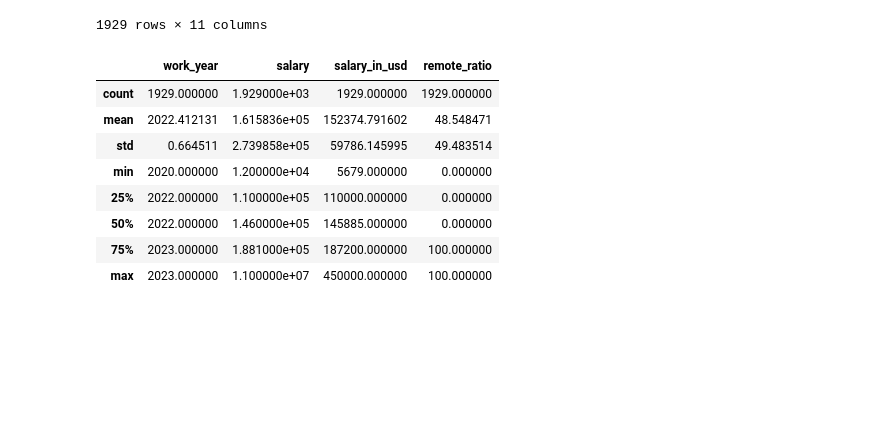
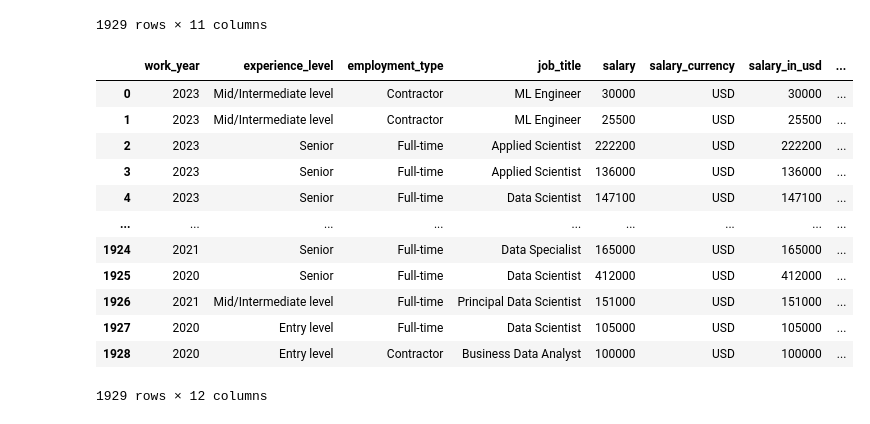
Before and after one commit to Raju-jrDev/Data-Science-job-analysis, a Jupyter notebook: main.ipynb, the cells around one changed output. Saved outputs shown, nothing was run; the diff lists cells and outputs as text; code cells hidden in the pictures; blank space fills up the shorter version.

```diff
--- a/main.ipynb
+++ b/main.ipynb
@@ -77,7 +77,7 @@ df_usa.shape
 # %% [output]
 (1929, 11)
 # %%
-df = pd.read_csv("cleaned_usa_data.csv")
+df = pd.read_csv("cleaned_usa_df.csv")
 # %%
 df
 # %% [output]
@@ -97,12 +122,39 @@ df
+# %%
+def assign_broader_category(job_title):
+    data_engineering = ["Data Engineer", "Data Analyst", "Analytics Engineer", "BI Data Analyst", "Business Data Analyst", "BI Developer", "BI Analyst", "Business Intelligence Engineer", "BI Data Engineer", "Power BI Developer"]
+    data_scientist = ["Data Scientist", "Applied Scientist", "Research Scientist", "3D Computer Vision Researcher", "Deep Learning Researcher", "AI/Computer Vision Engineer"]
+    machine_learning = ["Machine Learning Engineer", "ML Engineer", "Lead Machine Learning Engineer", "Principal Machine Learning Engineer"]
+    data_architecture = ["Data Architect", "Big Data Architect", "Cloud Data Architect", "Principal Data Architect"]
+    management = ["Data Science Manager", "Director of Data Science", "Head of Data Science", "Data Scientist Lead", "Head of Machine Learning", "Manager Data Management", "Data Analytics Manager"]
+
+    if job_title in data_engineering:
+        return "Data Engineering"
+    elif job_title in data_scientist:
+        return "Data Science"
+    elif job_title in machine_learning:
+        return "Machine Learning"
+    elif job_title in data_architecture:
+        return "Data Architecture"
+    elif job_title in management:
+        return "Management"
+    else:
+        return "Other"
+
+# Apply the function to the 'job_title' column and create a new column 'job_category'
+df['job_category'] = df['job_title'].apply(assign_broader_category)
 # %%
-df.describe()
+df
 # %% [output]
-|  | work_year | salary | salary_in_usd | remote_ratio |
-| count | 1929.000000 | 1.929000e+03 | 1929.000000 | 1929.000000 |
-| mean | 2022.412131 | 1.615836e+05 | 152374.791602 | 48.548471 |
-| std | 0.664511 | 2.739858e+05 | 59786.145995 | 49.483514 |
-| min | 2020.000000 | 1.200000e+04 | 5679.000000 | 0.000000 |
-| 25% | 2022.000000 | 1.100000e+05 | 110000.000000 | 0.000000 |
-| 50% | 2022.000000 | 1.460000e+05 | 145885.000000 | 0.000000 |
-| 75% | 2023.000000 | 1.881000e+05 | 187200.000000 | 100.000000 |
-| max | 2023.000000 | 1.100000e+07 | 450000.000000 | 100.000000 |
+|  | work_year | experience_level | employment_type | job_title | salary | salary_currency | salary_in_usd | ... |
+| 0 | 2023 | Mid/Intermediate level | Contractor | ML Engineer | 30000 | USD | 30000 | ... |
+| 1 | 2023 | Mid/Intermediate level | Contractor | ML Engineer | 25500 | USD | 25500 | ... |
+| 2 | 2023 | Senior | Full-time | Applied Scientist | 222200 | USD | 222200 | ... |
+| 3 | 2023 | Senior | Full-time | Applied Scientist | 136000 | USD | 136000 | ... |
+| 4 | 2023 | Senior | Full-time | Data Scientist | 147100 | USD | 147100 | ... |
+| ... | ... | ... | ... | ... | ... | ... | ... | ... |
+| 1924 | 2021 | Senior | Full-time | Data Specialist | 165000 | USD | 165000 | ... |
+| 1925 | 2020 | Senior | Full-time | Data Scientist | 412000 | USD | 412000 | ... |
+| 1926 | 2021 | Mid/Intermediate level | Full-time | Principal Data Scientist | 151000 | USD | 151000 | ... |
+| 1927 | 2020 | Entry level | Full-time | Data Scientist | 105000 | USD | 105000 | ... |
+| 1928 | 2020 | Entry level | Contractor | Business Data Analyst | 100000 | USD | 100000 | ... |
+1929 rows × 12 columns
```
Also changed, not shown: parts of 6 cells of this notebook.
